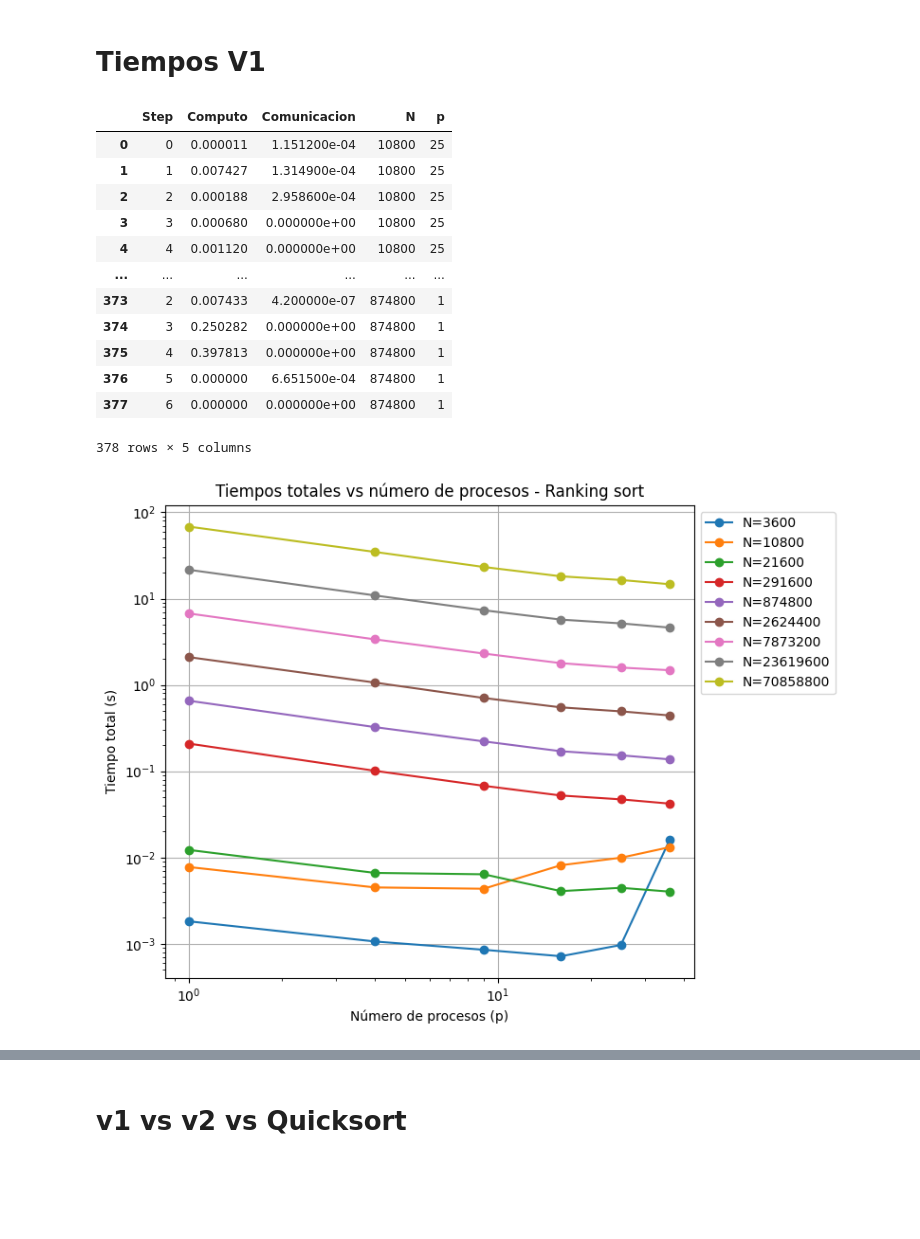
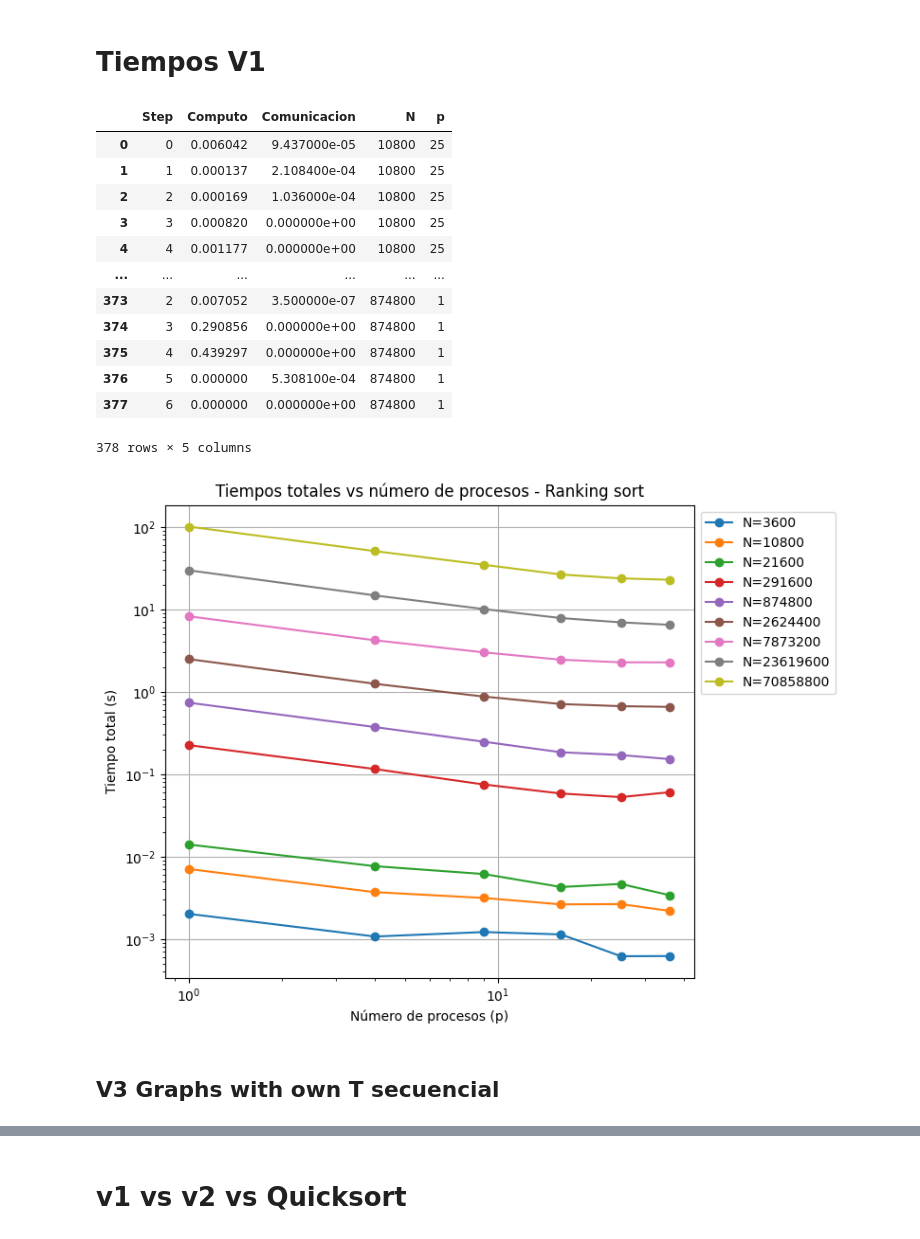
Before and after one commit to marcelino123455/ProyectoParalela, a Jupyter notebook: graficador.ipynb, the cells around one changed output, grey strips where cells are left out. Drawn from its saved outputs; the diff is of its cells as text; code cells hidden in the pictures; blank space fills up the shorter version.

```diff
--- a/graficador.ipynb
+++ b/graficador.ipynb
@@ -59,7 +59,7 @@ plt.show()
 # %% [markdown]
 # Tiempos V1
 # %%
-TIEMPOS_DIR = "./tiempos/v1"
+TIEMPOS_DIR = "./tiempos/v3"
 
 procesos = os.listdir(TIEMPOS_DIR)
 
@@ -93,43 +93,45 @@ unique_N = sorted(df_grouped['N'].unique())
 cmap = plt.get_cmap('tab10')
 colors = {N: cmap(i % 10) for i, N in enumerate(unique_N)}
 
 df_filtered = df_all[df_all['Step'] != 6]
 df_filtered = df_filtered[df_filtered['Step'] != 0]
 df_filtered['Total'] = df_filtered['Computo'] + df_filtered['Comunicacion']
 df_grouped = df_filtered.groupby(['N', 'p'], as_index=False)[['Total']].sum()
 
 plt.figure(figsize=(8, 6))
 
 for N, df_N in df_grouped.groupby('N'):
     plt.plot(df_N['p'], df_N['Total'],
              marker='o',
              label=f'N={N}',
              color=colors[N])
 
 plt.yscale('log')
 plt.xscale('log')
 plt.xlabel('Número de procesos (p)')
 plt.ylabel('Tiempo total (s)')
 plt.title('Tiempos totales vs número de procesos - Ranking sort')
 plt.legend(loc='upper left', bbox_to_anchor=(1.0, 1.0))
 plt.grid(True)
 plt.tight_layout()
 plt.show()
 # %% [output]
 |  | Step | Computo | Comunicacion | N | p |
-| 0 | 0 | 0.000011 | 1.151200e-04 | 10800 | 25 |
-| 1 | 1 | 0.007427 | 1.314900e-04 | 10800 | 25 |
-| 2 | 2 | 0.000188 | 2.958600e-04 | 10800 | 25 |
-| 3 | 3 | 0.000680 | 0.000000e+00 | 10800 | 25 |
-| 4 | 4 | 0.001120 | 0.000000e+00 | 10800 | 25 |
+| 0 | 0 | 0.006042 | 9.437000e-05 | 10800 | 25 |
+| 1 | 1 | 0.000137 | 2.108400e-04 | 10800 | 25 |
+| 2 | 2 | 0.000169 | 1.036000e-04 | 10800 | 25 |
+| 3 | 3 | 0.000820 | 0.000000e+00 | 10800 | 25 |
+| 4 | 4 | 0.001177 | 0.000000e+00 | 10800 | 25 |
 | ... | ... | ... | ... | ... | ... |
-| 373 | 2 | 0.007433 | 4.200000e-07 | 874800 | 1 |
-| 374 | 3 | 0.250282 | 0.000000e+00 | 874800 | 1 |
-| 375 | 4 | 0.397813 | 0.000000e+00 | 874800 | 1 |
-| 376 | 5 | 0.000000 | 6.651500e-04 | 874800 | 1 |
+| 373 | 2 | 0.007052 | 3.500000e-07 | 874800 | 1 |
+| 374 | 3 | 0.290856 | 0.000000e+00 | 874800 | 1 |
+| 375 | 4 | 0.439297 | 0.000000e+00 | 874800 | 1 |
+| 376 | 5 | 0.000000 | 5.308100e-04 | 874800 | 1 |
 | 377 | 6 | 0.000000 | 0.000000e+00 | 874800 | 1 |
 378 rows × 5 columns
-[figure, old version]
+[figure, new version]
+# %% [markdown]
+## V3 Graphs with own T secuencial
 # %%
 import pandas as pd
 import matplotlib.pyplot as plt
```
Also changed, not shown: parts of 13 cells of this notebook.
